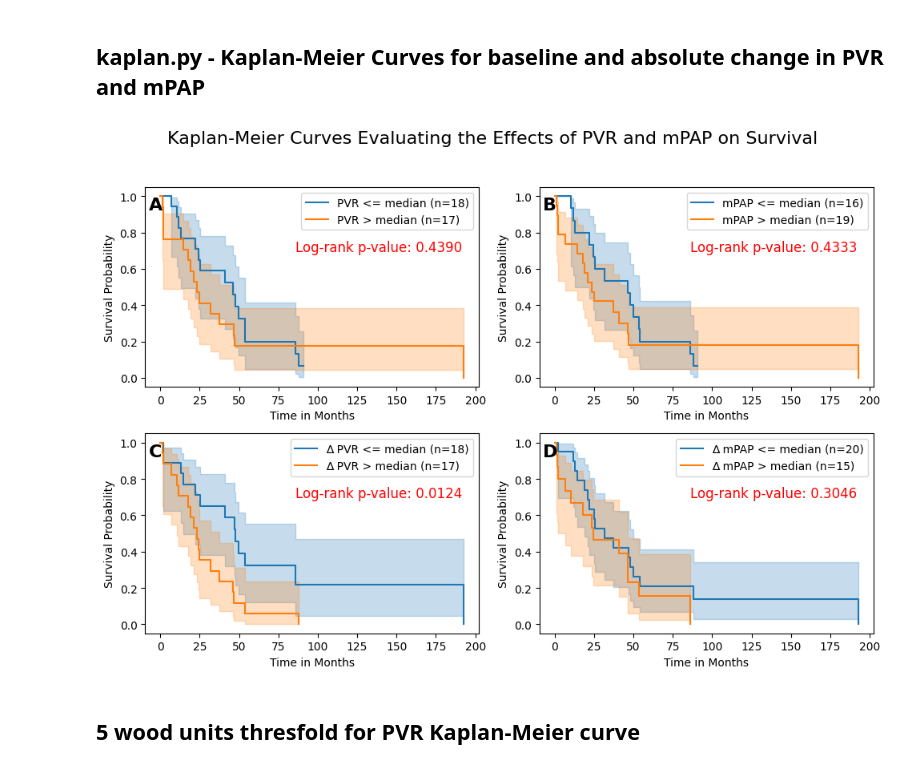
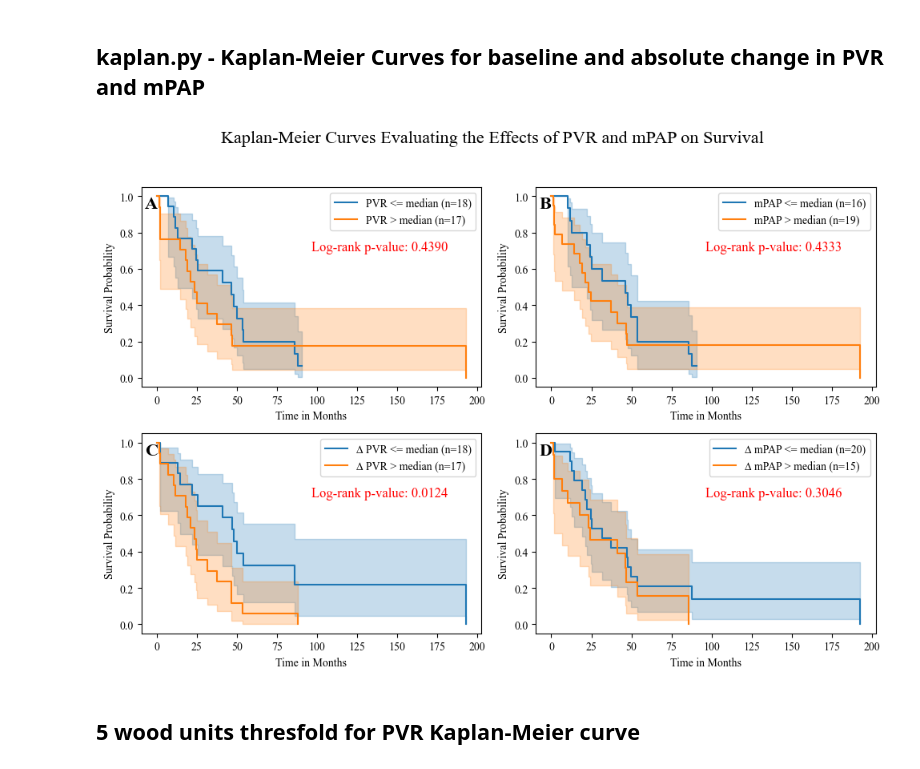
Before and after one commit to dstrick17/Vasoreactivity-Testing-in-Group-3-Pulmonary-Hypertension, a Jupyter notebook: all_code.ipynb, the cells around one changed output. Cells and saved outputs as stored; diff of their text form; code cells hidden in the pictures.

```diff
--- a/all_code.ipynb
+++ b/all_code.ipynb
@@ -335,6 +361,8 @@ import pandas as pd
 import matplotlib.pyplot as plt
 from lifelines import KaplanMeierFitter
 from lifelines.statistics import logrank_test
+# Set the font to Times New Roman
+plt.rcParams['font.family'] = 'Times New Roman'
 
 df = pd.read_excel("C:\\Users\\danst\\codedan\\group3\\group3_data.xlsx")
 
@@ -371,34 +399,34 @@ for i, (variable, median) in enumerate(conditions):
     kmf_high = KaplanMeierFitter()
 
     kmf_low.fit(df_low["Time in months"], event_observed=df_low["event_occurred"], label=f'{variable} <= median (n={len(df_low)})')
     kmf_high.fit(df_high["Time in months"], event_observed=df_high["event_occurred"], label=f'{variable} > median (n={len(df_high)})')
 
     kmf_low.plot(ax=ax)
     kmf_high.plot(ax=ax)
 
     # Perform log-rank test
     results = logrank_test(
         durations_A=df_low["Time in months"],
         event_observed_A=df_low["event_occurred"],
         durations_B=df_high["Time in months"],
         event_observed_B=df_high["event_occurred"]
     )
 
     # Label each subplot
     ax.text(0.01, 0.95, labels[i], transform=ax.transAxes, fontsize=16, fontweight='bold', va='top')
 
     ax.set_xlabel('Time in Months')
     ax.set_ylabel('Survival Probability')
     ax.text(0.7, 0.7, f'Log-rank p-value: {results.p_value:.4f}', transform=ax.transAxes, ha='center', va='center', color='red', fontsize=12)
 
 plt.tight_layout(rect=[0, 0, 1, 0.95])  # Adjust the layout
 
 # Save the figure with high resolution (600 dpi for line tone)
 fig.savefig("kaplan_meier_curves.jpg", dpi=600, format='jpeg', bbox_inches='tight')
 
 plt.show()
 # %% [output]
-[figure, old version]
+[figure, new version]
 # %% [markdown]
 ## 5 wood units thresfold for PVR Kaplan-Meier curve
 # %%
```
Also changed, not shown: parts of 12 cells of this notebook.
